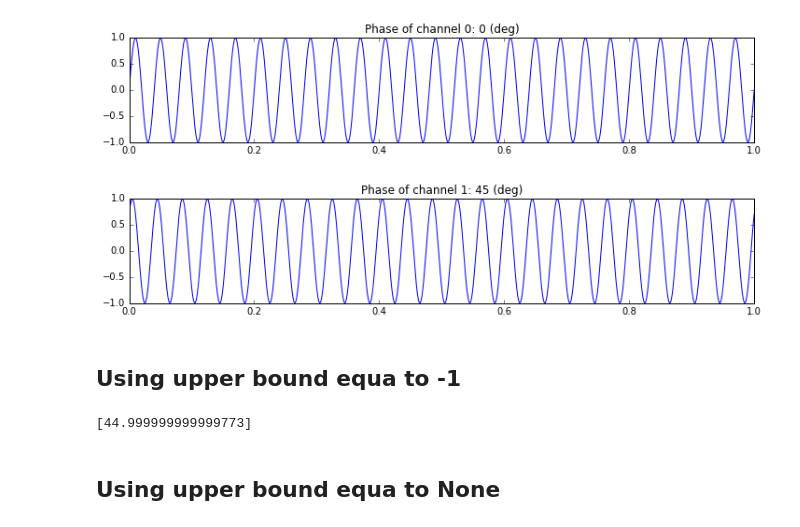
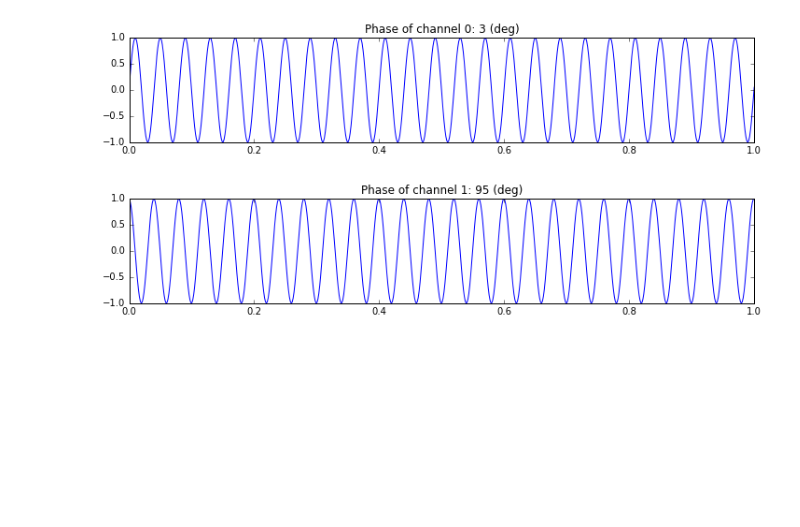
Before and after one commit to xmnlab/notebooks, a Jupyter notebook: DSP/Phase-Difference.ipynb, the cells around one changed output. Cells and saved outputs as stored; diff of their text form; code cells hidden in the pictures; blank space fills up the shorter version.

```diff
--- a/DSP/Phase-Difference.ipynb
+++ b/DSP/Phase-Difference.ipynb
@@ -84,26 +30,24 @@ def phase_diff_by_magnitude(
 # %%
 # GENERAL INFO
 π = np.pi
 channels = 2
-φs = [0, 45]  # phase shift of each channel
+φs = [3, 95]  # phase shift of each channel
 
 f = 25
 
 ns = 680
 fs = 680
 
 t = np.linspace(0, ns//fs, ns)
 
 df = pd.DataFrame(np.zeros((ns, channels)), index=t)
 
 for i in range(channels):
     φ = φs[i]
     title = 'Phase of channel %s: %s (deg)' % (i, φ)
     df[i] = sine_signal(t, A=1, f=f, φ=φ)
     df[i].plot(title=title, figsize=(12, 2))
     plt.show()
 # %% [output]
 [figure]
-[figure, old version]
+[figure, new version]
-# %% [markdown]
-## Using upper bound equa to -1
@@ -121,10 +53,0 @@ magnitude = np.abs(fft_data)
-# %%
-phase_diff = phase_diff_by_magnitude(
-    magnitude=magnitude, phase=phase, fs=fs, pair_ids=[[0, 1]]
-)
-
-print(phase_diff)
-# %% [output]
-[44.999999999999773]
-# %% [markdown]
-## Using upper bound equa to None
```
Also changed, not shown: parts of 15 cells of this notebook.
